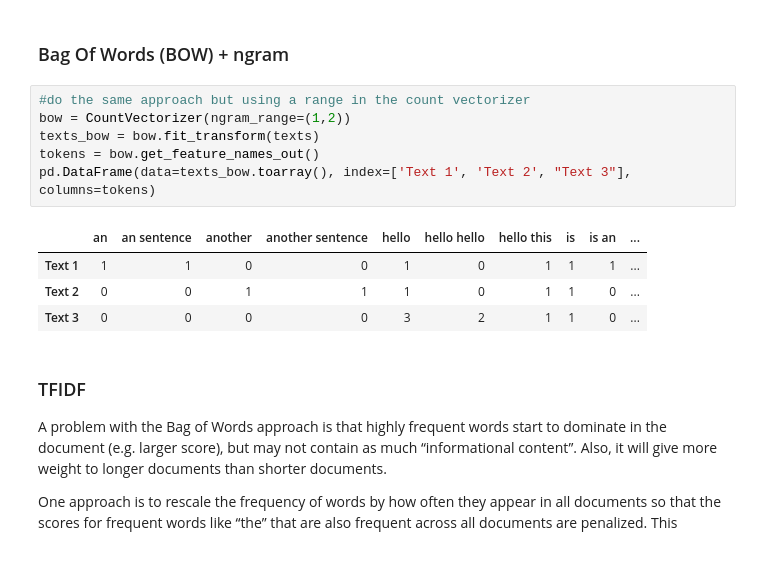
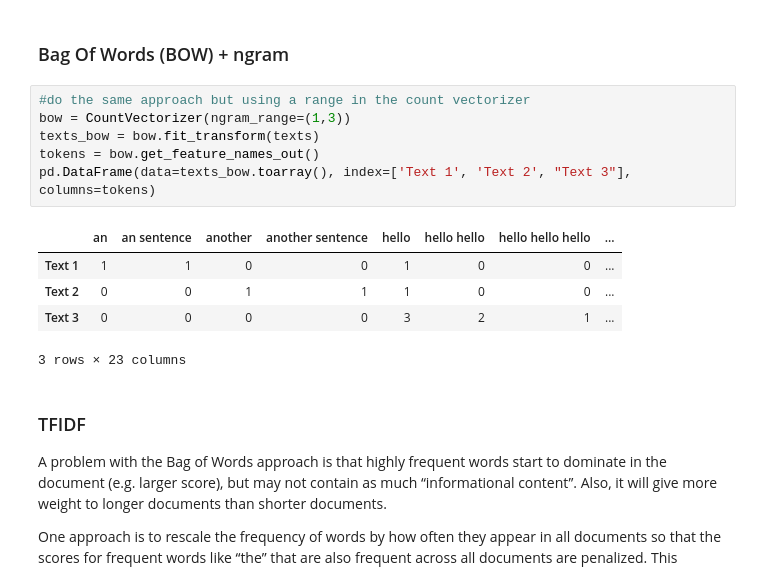
Before and after one commit to sardorick/strive_practice, a Jupyter notebook: 14. Text Enc/2. Notebooks/BoW, N-grams, TF-IDF (IMDb).ipynb, the cells around one changed output. Cells and saved outputs as stored; diff of their text form.

```diff
--- a/14. Text Enc/2. Notebooks/BoW, N-grams, TF-IDF (IMDb).ipynb
+++ b/14. Text Enc/2. Notebooks/BoW, N-grams, TF-IDF (IMDb).ipynb
@@ -122,15 +122,16 @@ pd.DataFrame(data=texts_bow.toarray(), index=['Text 1', 'Text 2', "Text 3"], col
 ### Bag Of Words (BOW) + ngram
 # %%
 #do the same approach but using a range in the count vectorizer
-bow = CountVectorizer(ngram_range=(1,2))
+bow = CountVectorizer(ngram_range=(1,3))
 texts_bow = bow.fit_transform(texts)
 tokens = bow.get_feature_names_out()
 pd.DataFrame(data=texts_bow.toarray(), index=['Text 1', 'Text 2', "Text 3"], columns=tokens)
 # %% [output]
-|  | an | an sentence | another | another sentence | hello | hello hello | hello this | is | is an | ... |
-| Text 1 | 1 | 1 | 0 | 0 | 1 | 0 | 1 | 1 | 1 | ... |
-| Text 2 | 0 | 0 | 1 | 1 | 1 | 0 | 1 | 1 | 0 | ... |
-| Text 3 | 0 | 0 | 0 | 0 | 3 | 2 | 1 | 1 | 0 | ... |
+|  | an | an sentence | another | another sentence | hello | hello hello | hello hello hello | ... |
+| Text 1 | 1 | 1 | 0 | 0 | 1 | 0 | 0 | ... |
+| Text 2 | 0 | 0 | 1 | 1 | 1 | 0 | 0 | ... |
+| Text 3 | 0 | 0 | 0 | 0 | 3 | 2 | 1 | ... |
+3 rows × 23 columns
 # %% [markdown]
 ### TFIDF
 A problem with the Bag of Words approach is that highly frequent words start to dominate in the document (e.g. larger score), but may not contain as much “informational content”. Also, it will give more weight to longer documents than shorter documents.
```
Also changed, not shown: parts of 4 cells of this notebook.
